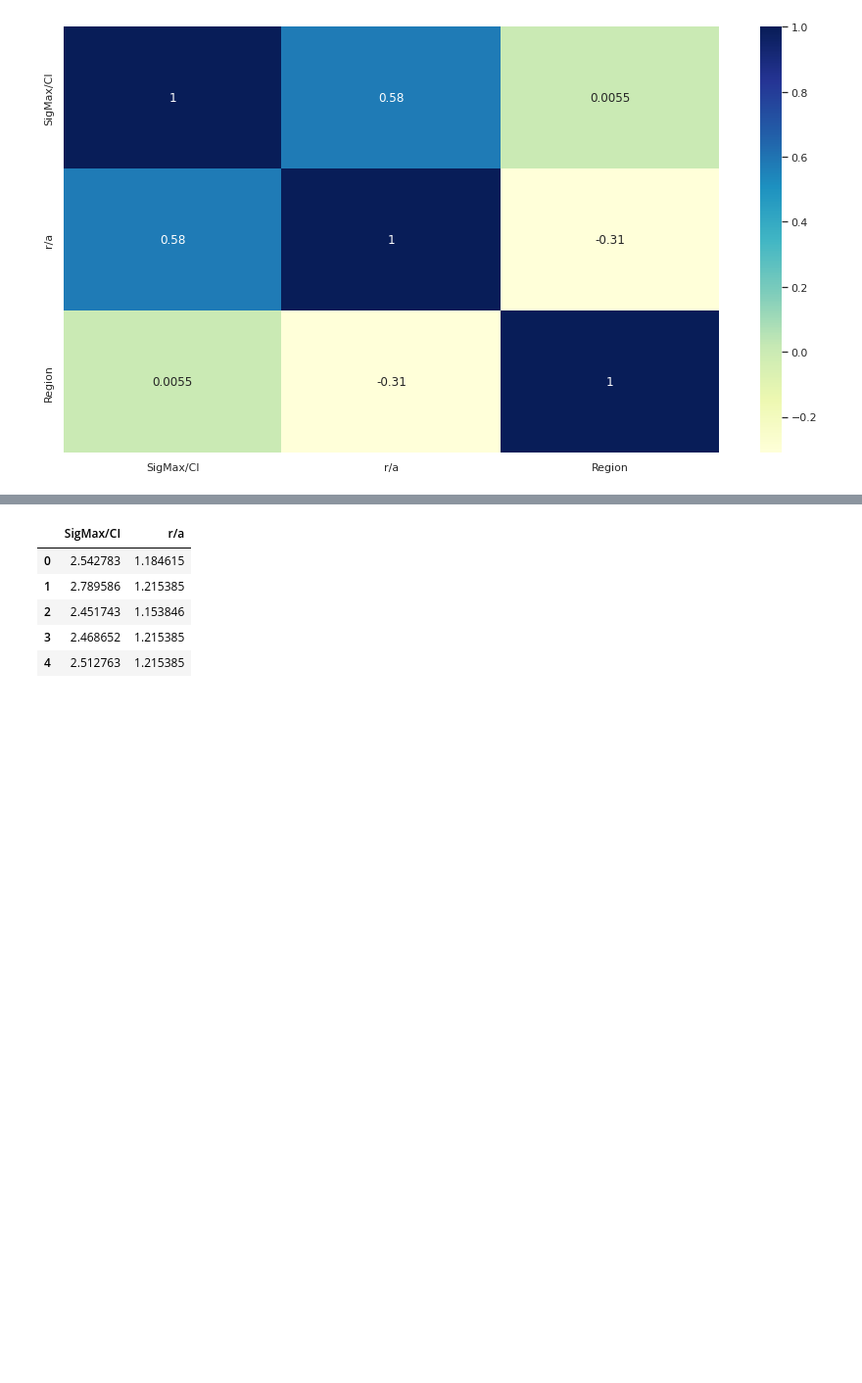
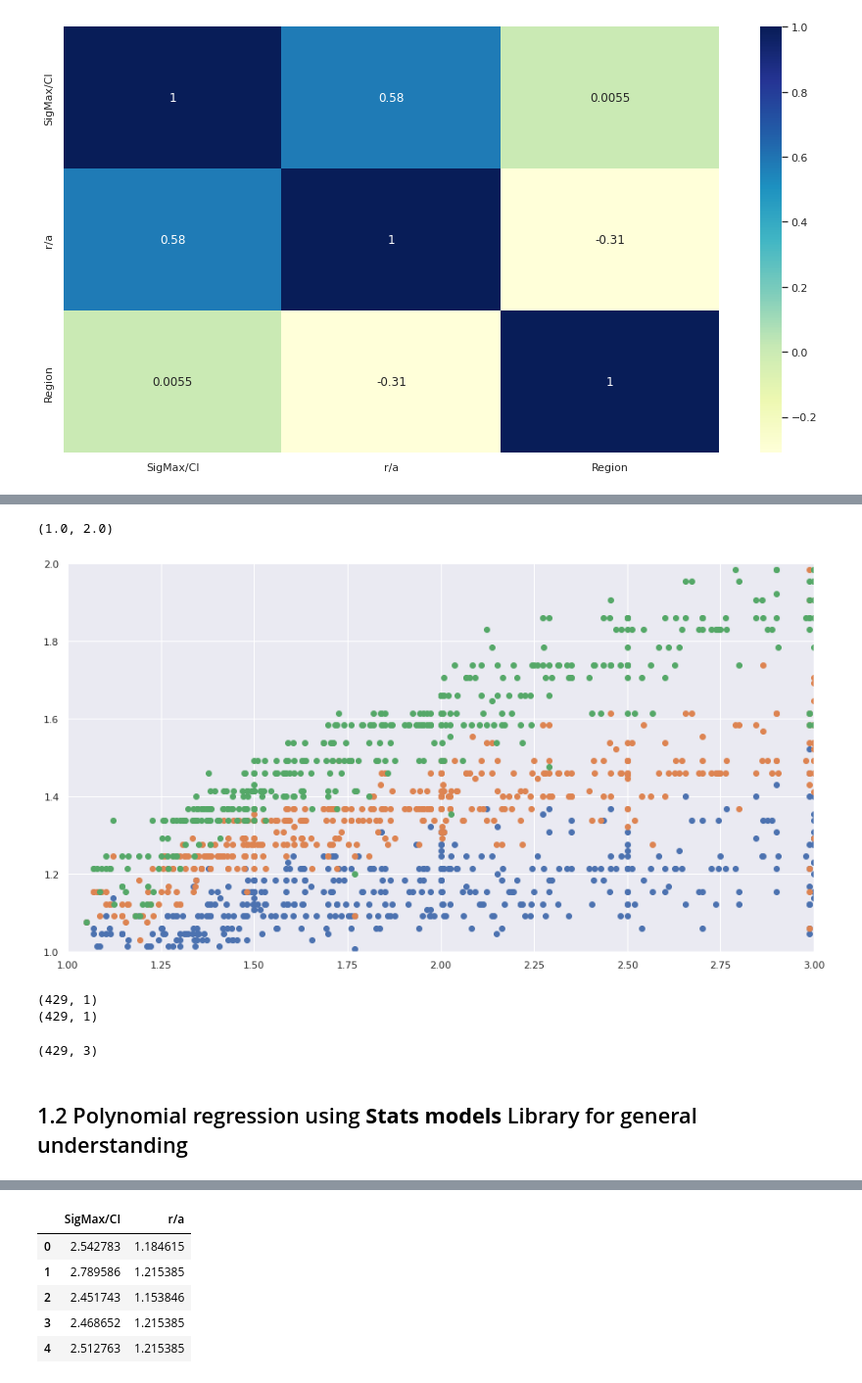
Before and after one commit to Y-golabchi/Getting_Started, a Jupyter notebook: EDZ.ipynb, the cells around one changed output, grey strips where cells are left out. Shown at 98% size. Drawn from its saved outputs; the diff is of its cells as text; code cells hidden in the pictures; blank space fills up the shorter version.

```diff
--- a/EDZ.ipynb
+++ b/EDZ.ipynb
@@ -107,0 +135,2 @@ sns.scatterplot(x=edz['SigMax/CI'], y=edz['r/a'], data=edz, hue='Region')
+# %%
+EDZi.sort_values(by = 'SigMax/CI', ascending= True, inplace=True)
@@ -107,0 +160,3 @@ sns.scatterplot(x=edz['SigMax/CI'], y=edz['r/a'], data=edz, hue='Region')
+# %%
+EDZo = edz[edz['Region'] == 1]
+EDZo.sort_values(by='SigMax/CI', inplace= True, ascending= True)
@@ -107,0 +174,9 @@ sns.scatterplot(x=edz['SigMax/CI'], y=edz['r/a'], data=edz, hue='Region')
+# %%
+plt.scatter (x_HDZ, y_HDZ)
+plt.scatter (x_EDZi, y_EDZi)
+plt.scatter (x_EDZo, y_EDZo)
+plt.xlim(1,3)
+plt.ylim(1,2)
+# %% [output]
+(1.0, 2.0)
+[figure, added]
@@ -107,0 +187,13 @@ sns.scatterplot(x=edz['SigMax/CI'], y=edz['r/a'], data=edz, hue='Region')
+# %%
+print(y_HDZ.shape)
+print(x_HDZ.shape)
+# %% [output]
+(429, 1)
+(429, 1)
+# %%
+xp_HDZ = poly.fit_transform(x_HDZ)
+xp_HDZ.shape
+# %% [output]
+(429, 3)
+# %% [markdown]
+##  1.2 Polynomial regression using **Stats models** Library for general understanding
```
Also changed, not shown: parts of 151 cells of this notebook.
